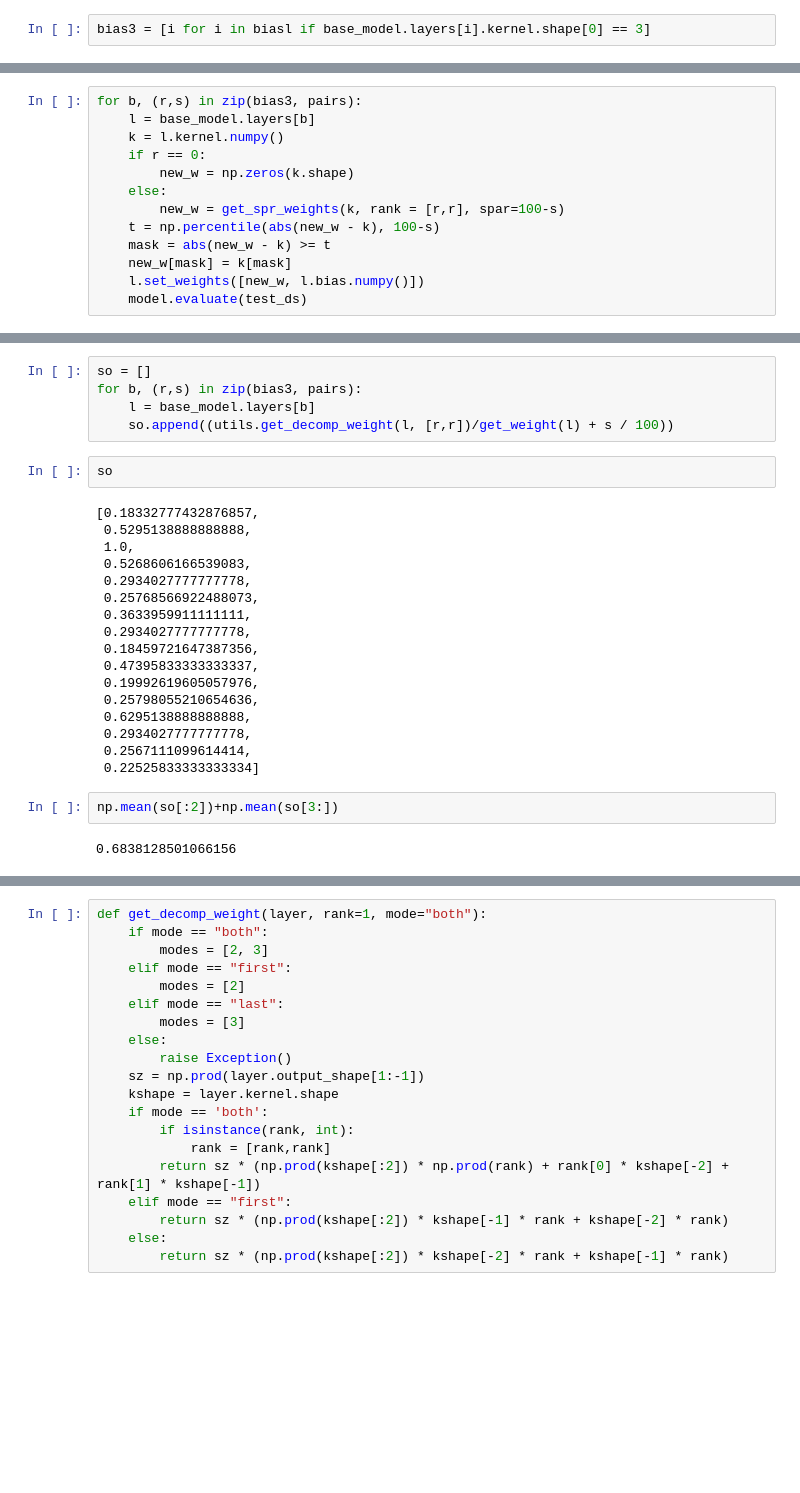
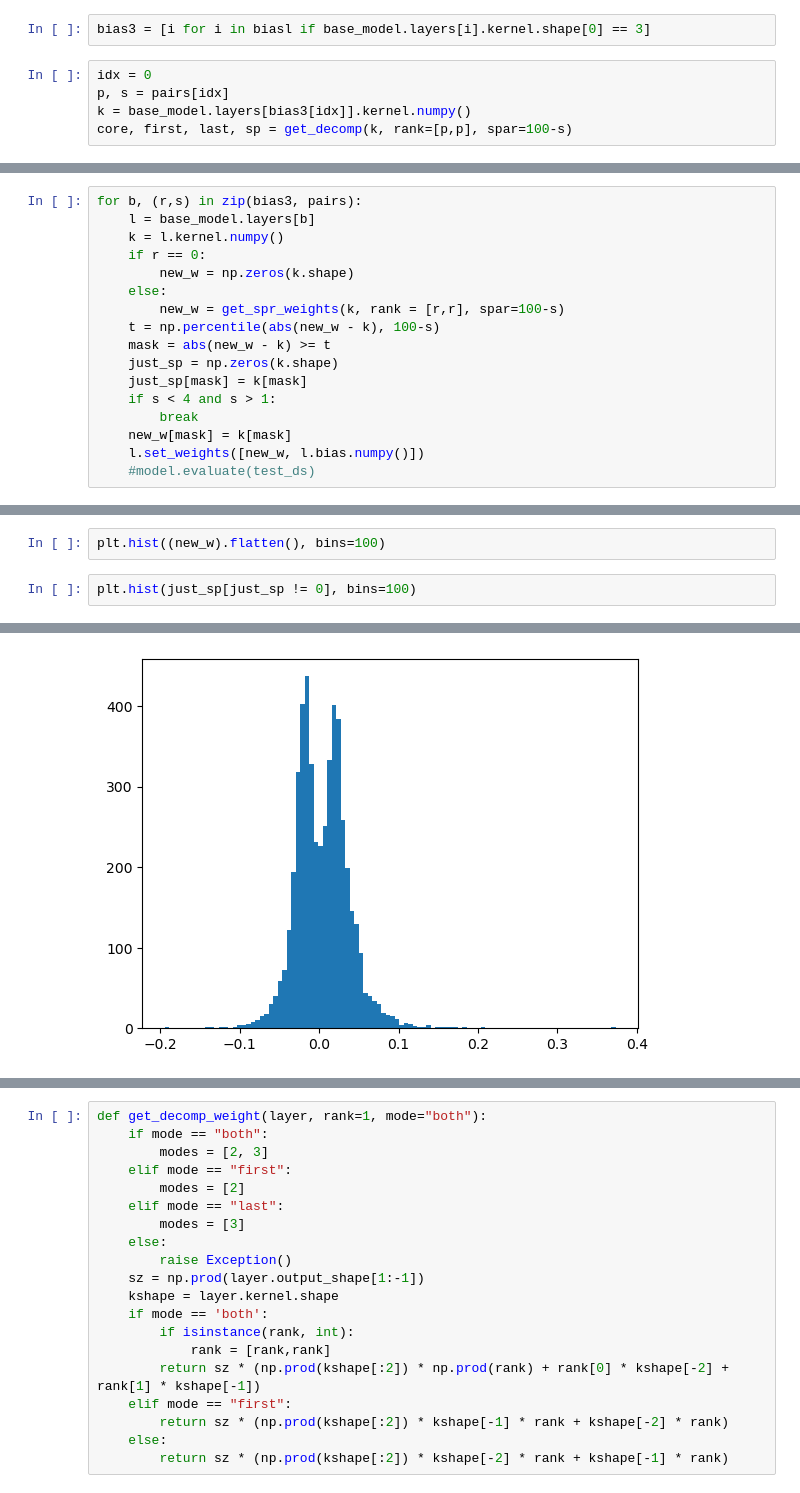
Before and after one commit to michaelpoluektov/tf-hybrid-pruning, a Jupyter notebook: cifar/Test.ipynb, the cells around one changed output, grey strips where cells are left out. Saved outputs shown, nothing was run; the diff lists cells and outputs as text; blank space fills up the shorter version.

Commit message:
the model thing

```diff
--- a/cifar/Test.ipynb
+++ b/cifar/Test.ipynb
@@ -69,2 +62,7 @@ from utils import get_spr_weights
 # %%
 bias3 = [i for i in biasl if base_model.layers[i].kernel.shape[0] == 3]
+# %%
+idx = 0
+p, s = pairs[idx]
+k = base_model.layers[bias3[idx]].kernel.numpy()
+core, first, last, sp = get_decomp(k, rank=[p,p], spar=100-s)
@@ -78,6 +146,10 @@ for b, (r,s) in zip(bias3, pairs):
         new_w = get_spr_weights(k, rank = [r,r], spar=100-s)
     t = np.percentile(abs(new_w - k), 100-s)
     mask = abs(new_w - k) >= t
+    just_sp = np.zeros(k.shape)
+    just_sp[mask] = k[mask]
+    if s < 4 and s > 1:
+        break
     new_w[mask] = k[mask]
     l.set_weights([new_w, l.bias.numpy()])
-    model.evaluate(test_ds)
+    #model.evaluate(test_ds)
@@ -89,28 +156,5 @@ model.evaluate(val_ds)
-# %%
-so = []
-for b, (r,s) in zip(bias3, pairs):
-    l = base_model.layers[b]
-    so.append((utils.get_decomp_weight(l, [r,r])/get_weight(l) + s / 100))
-# %%
-so
-# %% [output]
-[0.18332777432876857,
- 0.5295138888888888,
- 1.0,
- 0.5268606166539083,
- 0.2934027777777778,
- 0.25768566922488073,
- 0.3633959911111111,
- 0.2934027777777778,
- 0.18459721647387356,
- 0.47395833333333337,
- 0.19992619605057976,
- 0.25798055210654636,
- 0.6295138888888888,
- 0.2934027777777778,
- 0.2567111099614414,
- 0.22525833333333334]
-# %%
-np.mean(so[:2])+np.mean(so[3:])
-# %% [output]
-0.6838128501066156
+# %%
+plt.hist((new_w).flatten(), bins=100)
+# %%
+plt.hist(just_sp[just_sp != 0], bins=100)
+# %% [output]
@@ -116,0 +178 @@ np.mean(so[:2])+np.mean(so[3:])
+[figure, added]
```
Also changed, not shown: parts of 32 cells of this notebook, 1 other file.
